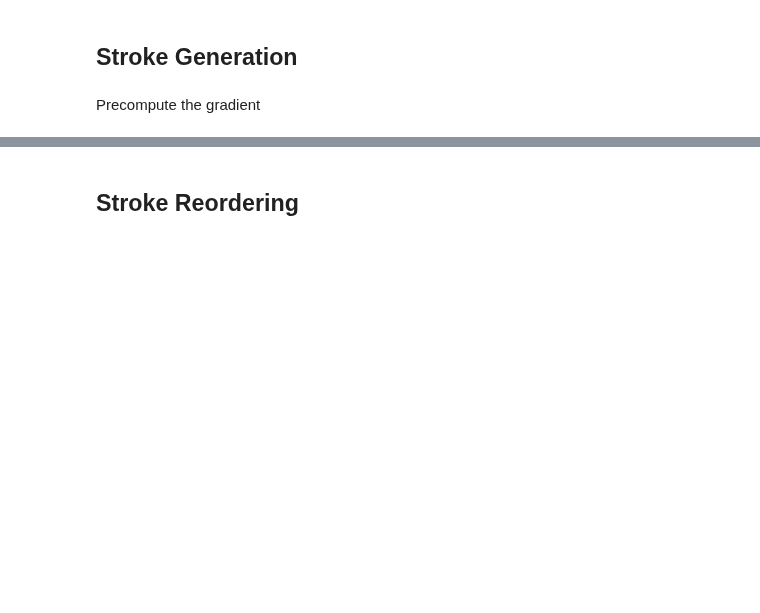
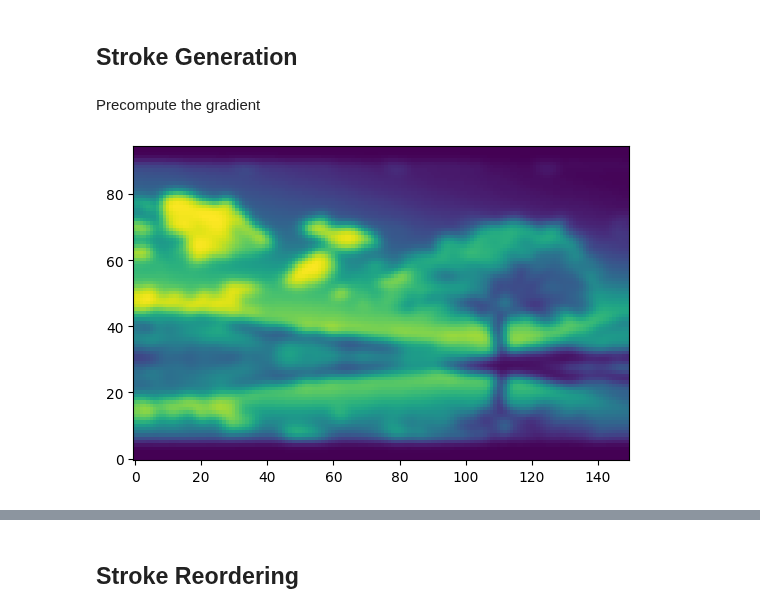
Before and after one commit to SimonMeersschaut/paint-bot, a Jupyter notebook: src/stroke_generation.ipynb, the cells around one changed output, grey strips where cells are left out. Saved outputs shown, nothing was run; the diff lists cells and outputs as text; code cells hidden in the pictures; blank space fills up the shorter version.

```diff
--- a/src/stroke_generation.ipynb
+++ b/src/stroke_generation.ipynb
@@ -154,14 +155,17 @@ Precompute the gradient
 # %%
 # 1. Smooth the image to get a reliable, non-noisy gradient field
 if np_resized_image.ndim == 3:
     gray = 0.299 * np_resized_image[:,:,0] + 0.587 * np_resized_image[:,:,1] + 0.114 * np_resized_image[:,:,2]
 else:
     gray = np_resized_image.copy()
 
 W, H, _ = np_resized_image.shape
 
 gray_smoothed = gaussian_filter(gray, sigma=1.5)
+show_np_image(gray_smoothed)
 gy, gx = np.gradient(gray_smoothed)
+# %% [output]
+[figure, added]
 # %%
 
 
```
Also changed, not shown: parts of 6 cells of this notebook, 4 other files.
